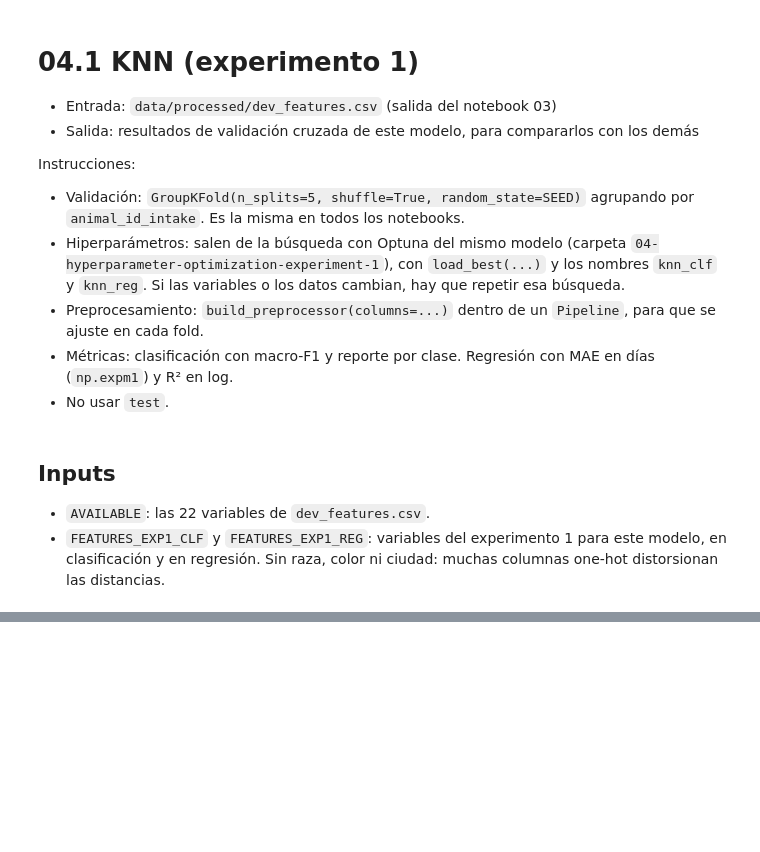
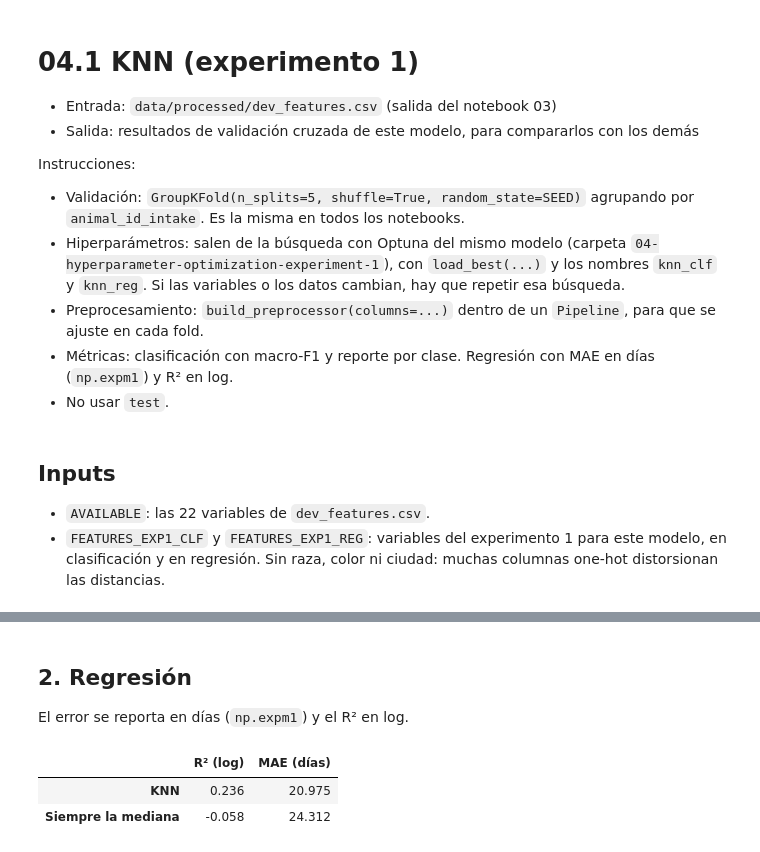
Before and after one commit to JorgeAVargasC/mucsi-ml-animal-shelter-project, a Jupyter notebook: notebooks/04-modeling-experiment-1/04.1-knn.ipynb, the cells around one changed output, grey strips where cells are left out. Drawn from its saved outputs; the diff is of its cells as text; code cells hidden in the pictures; blank space fills up the shorter version.

```diff
--- a/notebooks/04-modeling-experiment-1/04.1-knn.ipynb
+++ b/notebooks/04-modeling-experiment-1/04.1-knn.ipynb
@@ -58,0 +104,20 @@ Objetivo: `y_log_days`, solo con las filas donde `y_outcome == "Adoption"`.
+# %% [markdown]
+## 2. Regresión
+
+El error se reporta en días (`np.expm1`) y el R² en log.
+# %%
+pipe_reg = Pipeline([("prep", build_preprocessor(columns=FEATURES_EXP1_REG)), ("model", KNeighborsRegressor(**params_reg))])
+X_reg = data.loc[adopted, FEATURES_EXP1_REG]
+
+pred_log = cross_val_predict(pipe_reg, X_reg, y_reg, groups=groups_reg, cv=cv, n_jobs=5)
+base_log = cross_val_predict(DummyRegressor(strategy="median"), X_reg, y_reg, groups=groups_reg, cv=cv)
+
+days_real = np.expm1(y_reg)
+pd.DataFrame({
+    "R² (log)": [r2_score(y_reg, pred_log), r2_score(y_reg, base_log)],
+    "MAE (días)": [mean_absolute_error(days_real, np.expm1(pred_log)), mean_absolute_error(days_real, np.expm1(base_log))],
+}, index=["KNN", "Siempre la mediana"]).round(3)
+# %% [output]
+|  | R² (log) | MAE (días) |
+| KNN | 0.236 | 20.975 |
+| Siempre la mediana | -0.058 | 24.312 |
```
Also changed, not shown: parts of 12 cells of this notebook, 38 other files.
